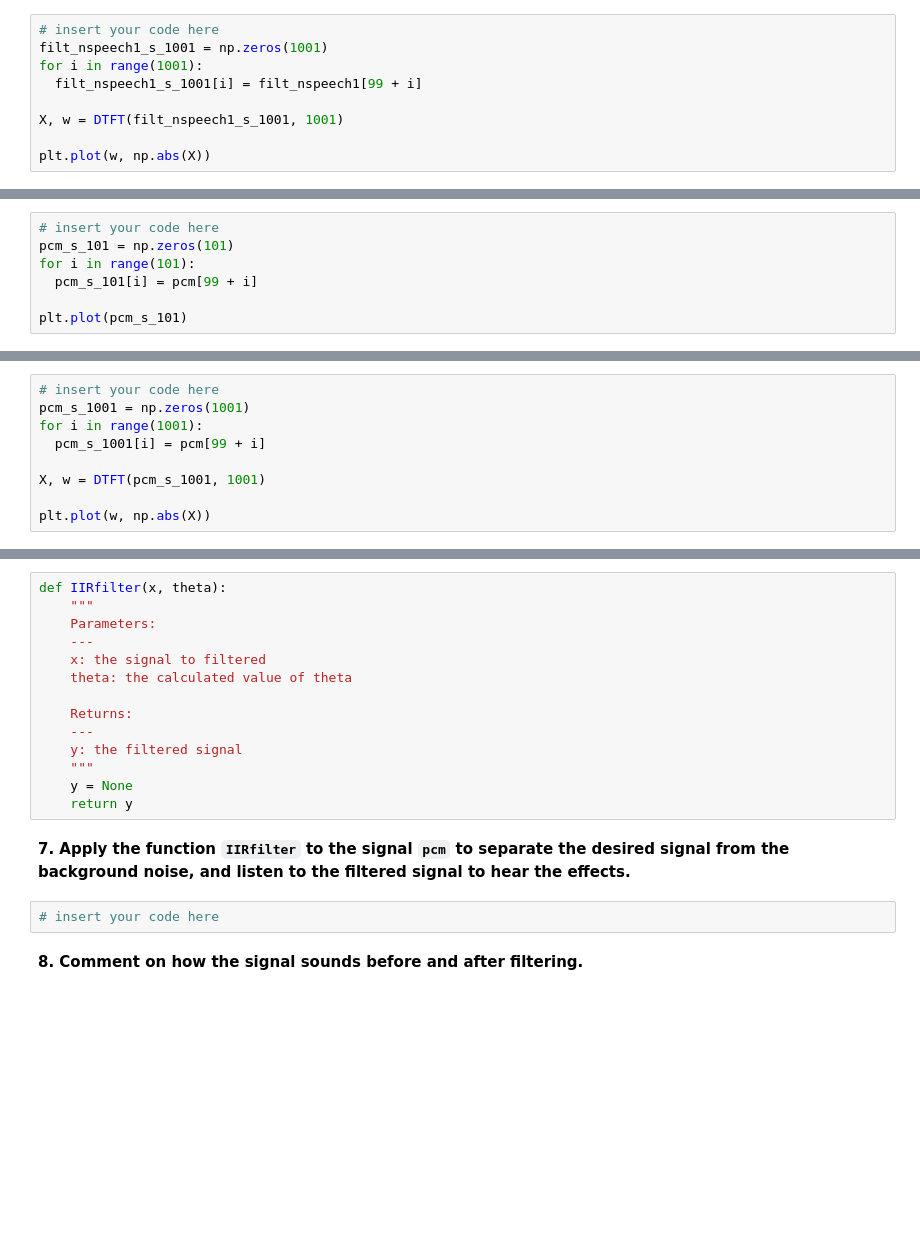
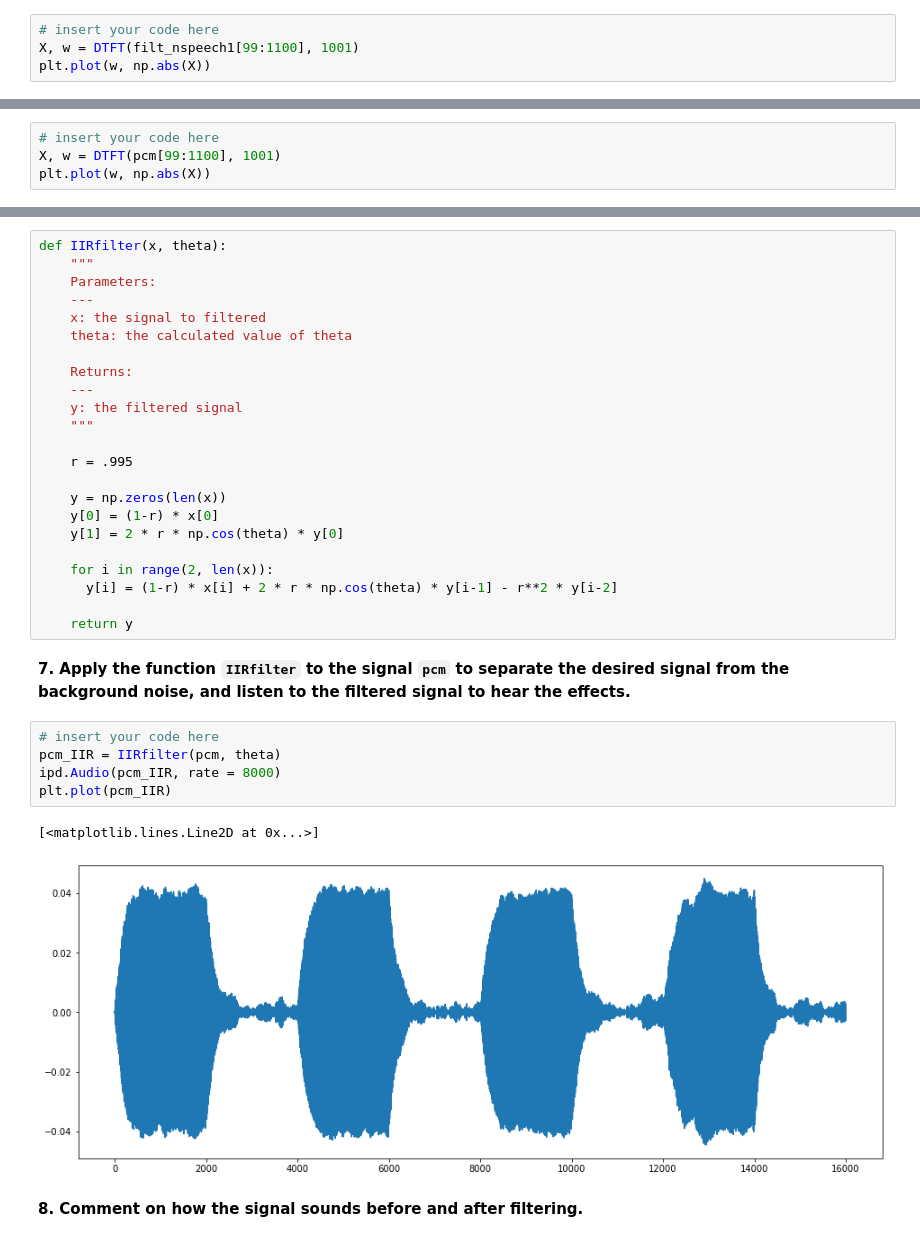
Before and after one commit to cdavin2/dsp_lab05a, a Jupyter notebook: lab05a_final_report.ipynb, the cells around one changed output, grey strips where cells are left out. Drawn from its saved outputs; the diff is of its cells as text; blank space fills up the shorter version.

````diff
--- a/lab05a_final_report.ipynb
+++ b/lab05a_final_report.ipynb
@@ -175,12 +164,7 @@ plt.plot(filt_nspeech1_s_101)
 **9. Plot the magnitude of the DTFT of 1001 samples of the filtered signal for the time indices ```[99:1100]```.**
 # %%
 # insert your code here
-filt_nspeech1_s_1001 = np.zeros(1001)
-for i in range(1001):
-  filt_nspeech1_s_1001[i] = filt_nspeech1[99 + i]
-
-X, w = DTFT(filt_nspeech1_s_1001, 1001)
-
+X, w = DTFT(filt_nspeech1[99:1100], 1001)
 plt.plot(w, np.abs(X))
 # %% [output]
 [<matplotlib.lines.Line2D at 0x...>]
@@ -240,10 +224,3 @@ ipd.Audio(pcm, rate = 8000)
 [interactive output not drawn]
 # %% [markdown]
 **2. Plot $101$ samples of the signal for the time indices ```[99:200]```.**
-# %%
-# insert your code here
-pcm_s_101 = np.zeros(101)
-for i in range(101):
-  pcm_s_101[i] = pcm[99 + i]
-
-plt.plot(pcm_s_101)
@@ -254,12 +233,7 @@ plt.plot(pcm_s_101)
 **3. Compute the the DTFT of $1001$ samples of the audio signal for the time indices ```[99:1100]```. Then plot the magnitude of the DTFT samples versus frequency for $|\omega|<\pi$.**
 # %%
 # insert your code here
-pcm_s_1001 = np.zeros(1001)
-for i in range(1001):
-  pcm_s_1001[i] = pcm[99 + i]
-
-X, w = DTFT(pcm_s_1001, 1001)
-
+X, w = DTFT(pcm[99:1100], 1001)
 plt.plot(w, np.abs(X))
 # %% [output]
 [<matplotlib.lines.Line2D at 0x...>]
@@ -301,12 +274,27 @@ def IIRfilter(x, theta):
     ---
     y: the filtered signal
     """
-    y = None
+
+    r = .995
+
+    y = np.zeros(len(x))
+    y[0] = (1-r) * x[0]
+    y[1] = 2 * r * np.cos(theta) * y[0]
+
+    for i in range(2, len(x)):
+      y[i] = (1-r) * x[i] + 2 * r * np.cos(theta) * y[i-1] - r**2 * y[i-2]
+
     return y
 # %% [markdown]
 **7. Apply the function ```IIRfilter``` to the signal ```pcm``` to separate the desired signal from the background noise, and listen to the filtered signal to hear the effects.**
 # %%
 # insert your code here
+pcm_IIR = IIRfilter(pcm, theta)
+ipd.Audio(pcm_IIR, rate = 8000)
+plt.plot(pcm_IIR)
+# %% [output]
+[<matplotlib.lines.Line2D at 0x...>]
+[figure, added]
 # %% [markdown]
 **8. Comment on how the signal sounds before and after filtering.**
 # %% [markdown]
````
Also changed, not shown: parts of 26 cells of this notebook.
